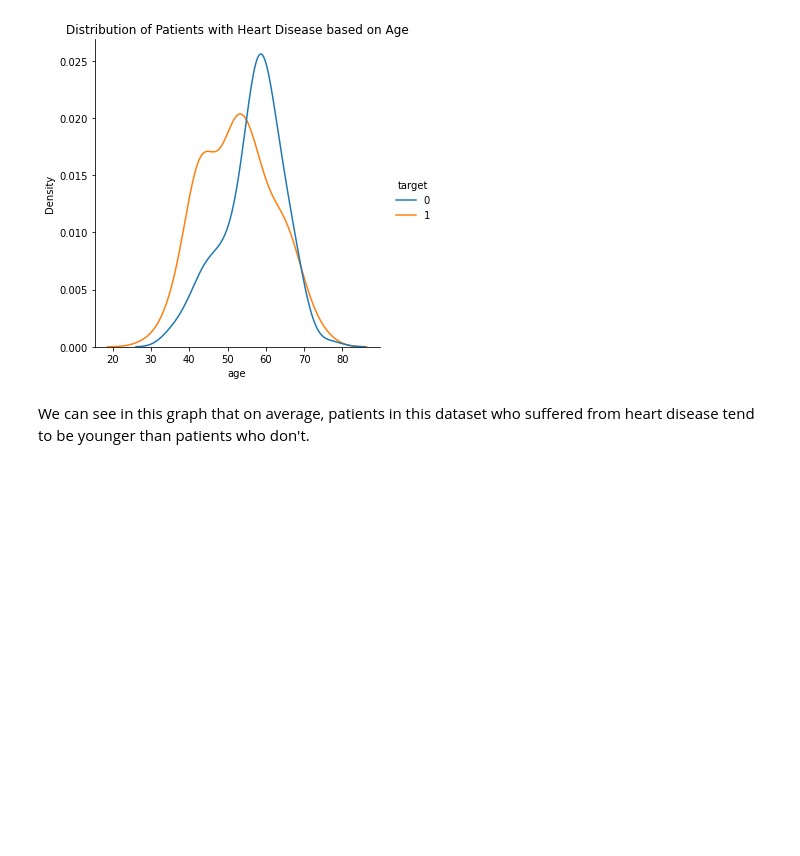
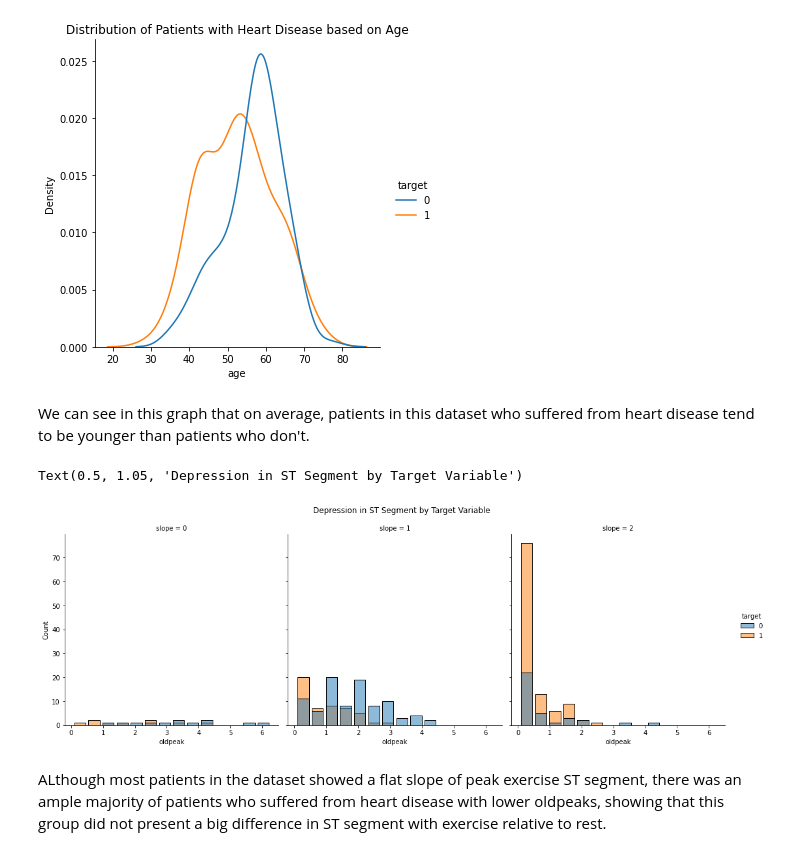
Before and after one commit to AntonioMoralCevallos/Predicting_Fatal_Heart_Failure-Project, a Jupyter notebook: EDAHeartDisease_AM.ipynb, the cells around one changed output. Drawn from its saved outputs; the diff is of its cells as text; code cells hidden in the pictures; blank space fills up the shorter version.

Commit message:
Update EDAHeartDisease_AM.ipynb
Added a new graph and more written explanations

```diff
--- a/EDAHeartDisease_AM.ipynb
+++ b/EDAHeartDisease_AM.ipynb
@@ -155,3 +155,11 @@ g3.set(title='Distribution of Patients with Heart Disease based on Age')
 [figure]
 # %% [markdown]
 We can see in this graph that on average, patients in this dataset who suffered from heart disease tend to be younger than patients who don't.
+# %%
+g4 = sns.displot(data=heart_disease,x='oldpeak',shrink=0.8,col='slope',hue='target')
+plt.suptitle('Depression in ST Segment by Target Variable',y=1.05)
+# %% [output]
+Text(0.5, 1.05, 'Depression in ST Segment by Target Variable')
+[figure, added]
+# %% [markdown]
+ALthough most patients in the dataset showed a flat slope of peak exercise ST segment, there was an ample majority of patients who suffered from heart disease with lower oldpeaks, showing that this group did not present a big difference in ST segment with exercise relative to rest.
```
